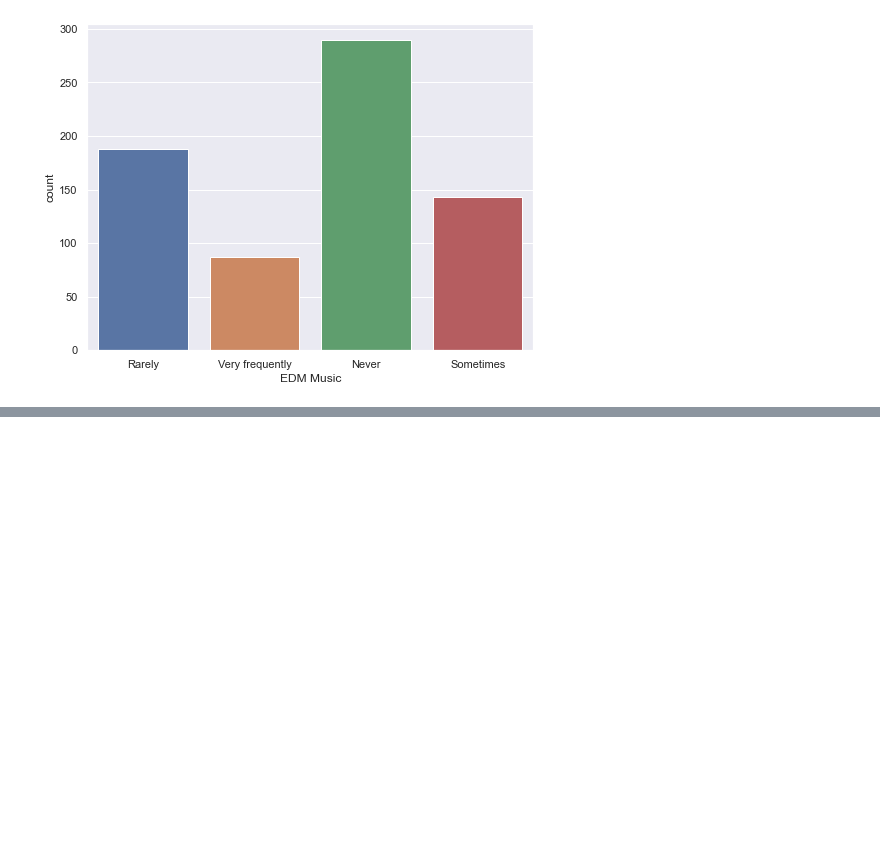
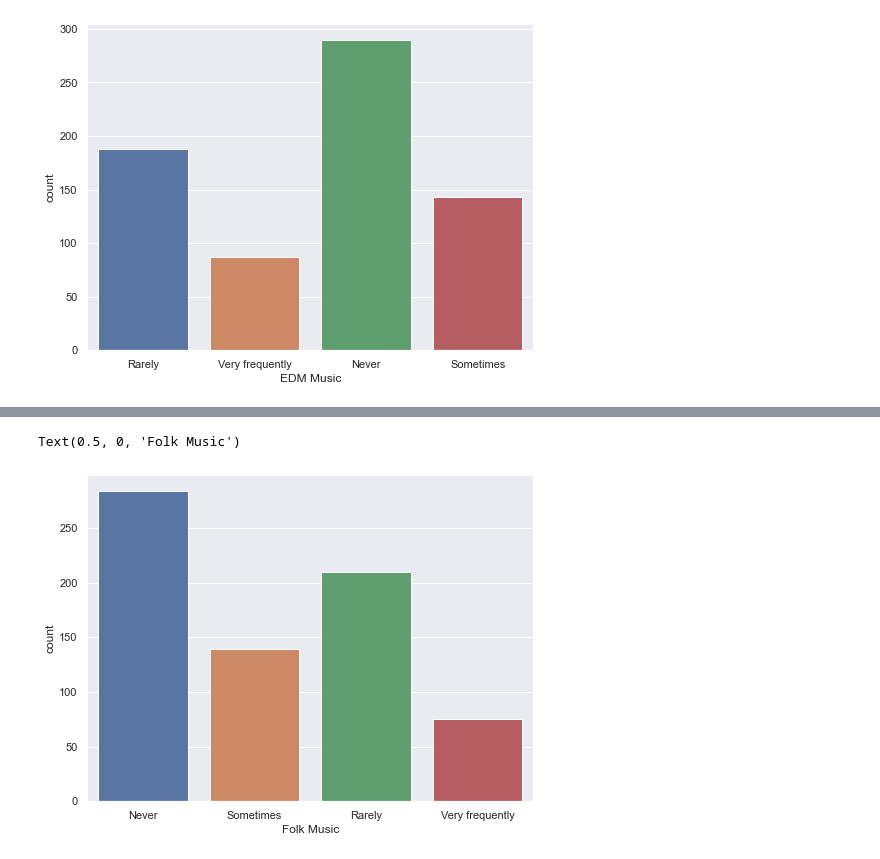
Before and after one commit to nthnn/Metal-Health-x-Music, a Jupyter notebook: mental-health-x-music.ipynb, the cells around one changed output, grey strips where cells are left out. Cells and saved outputs as stored; diff of their text form; code cells hidden in the pictures; blank space fills up the shorter version.

```diff
--- a/mental-health-x-music.ipynb
+++ b/mental-health-x-music.ipynb
@@ -271,0 +277,7 @@ Text(0.5, 0, 'EDM Music')
+# %%
+plt.figure(figsize=(8,6))
+seaborn.countplot(x=data['Frequency [Folk]'])
+plt.xlabel('Folk Music')
+# %% [output]
+Text(0.5, 0, 'Folk Music')
+[figure, added]
```
Also changed, not shown: parts of 14 cells of this notebook.
